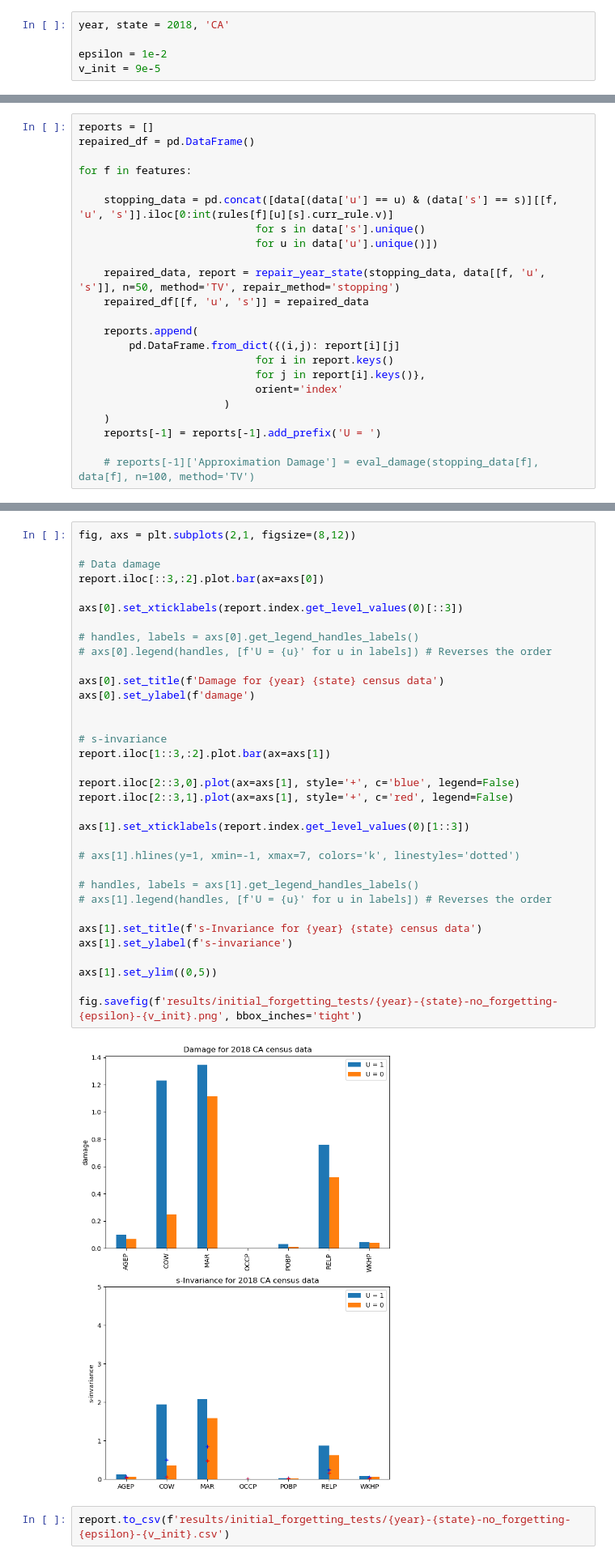
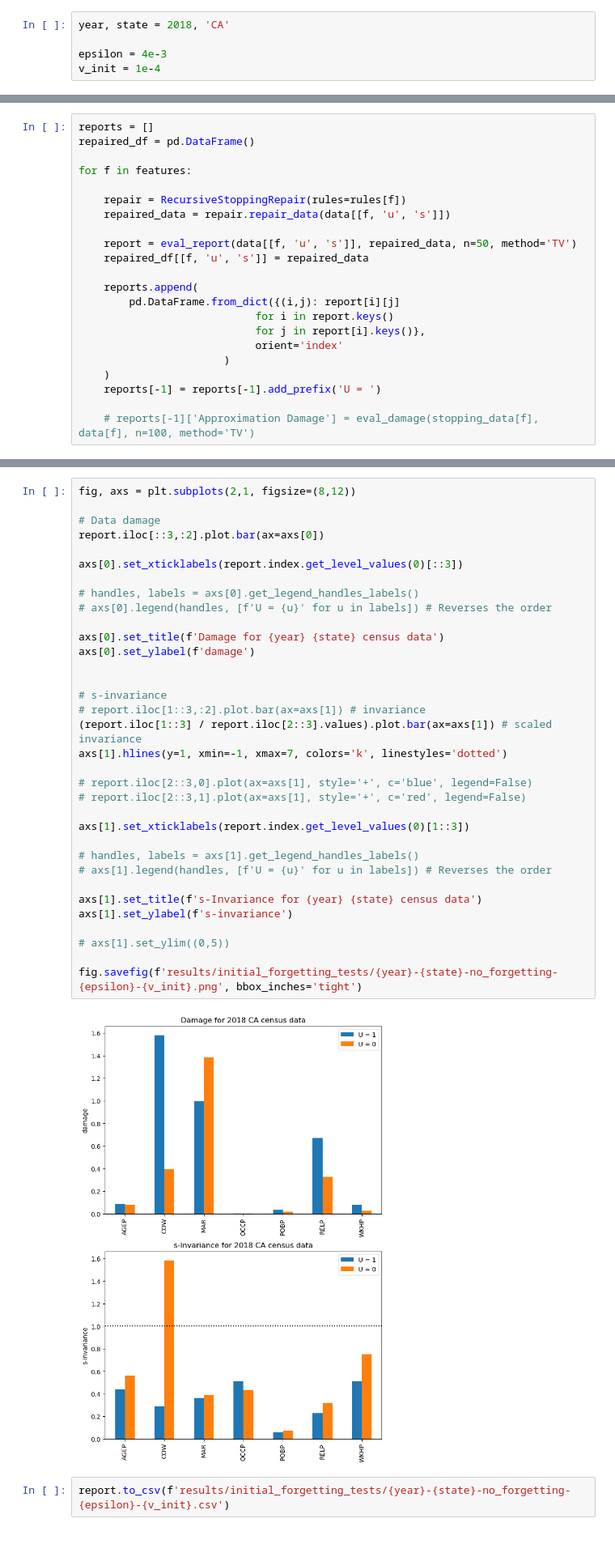
Before and after one commit to Langbridge/Non-IID-OT, a Jupyter notebook: forgetting_repair_test.ipynb, the cells around one changed output, grey strips where cells are left out. Shown at 81% size. Drawn from its saved outputs; the diff is of its cells as text.

Commit message:
updated repair to use vertices directly

```diff
--- a/forgetting_repair_test.ipynb
+++ b/forgetting_repair_test.ipynb
@@ -14,8 +17,8 @@ from pprint import pprint
 # %%
 year, state = 2018, 'CA'
 
-epsilon = 1e-2
-v_init = 9e-5
+epsilon = 4e-3
+v_init = 1e-4
 # %%
 data, labels = load_ACS_income(year, state)
 data = preprocess_ACS_data(data, u='SCHL', u_thresh=16.0, s='RAC1P', s_thresh=1.0).sample(frac=1)
@@ -96,11 +90,10 @@ repaired_df = pd.DataFrame()
 
 for f in features:
 
-    stopping_data = pd.concat([data[(data['u'] == u) & (data['s'] == s)][[f, 'u', 's']].iloc[0:int(rules[f][u][s].curr_rule.v)]
-                            for s in data['s'].unique()
-                            for u in data['u'].unique()])
+    repair = RecursiveStoppingRepair(rules=rules[f])
+    repaired_data = repair.repair_data(data[[f, 'u', 's']])
 
-    repaired_data, report = repair_year_state(stopping_data, data[[f, 'u', 's']], n=50, method='TV', repair_method='stopping')
+    report = eval_report(data[[f, 'u', 's']], repaired_data, n=50, method='TV')
     repaired_df[[f, 'u', 's']] = repaired_data
 
     reports.append(
@@ -137,39 +130,39 @@ report
 # %%
 fig, axs = plt.subplots(2,1, figsize=(8,12))
 
 # Data damage
 report.iloc[::3,:2].plot.bar(ax=axs[0])
 
 axs[0].set_xticklabels(report.index.get_level_values(0)[::3])
 
 # handles, labels = axs[0].get_legend_handles_labels()
 # axs[0].legend(handles, [f'U = {u}' for u in labels]) # Reverses the order
 
 axs[0].set_title(f'Damage for {year} {state} census data')
 axs[0].set_ylabel(f'damage')
 
 
 # s-invariance
-report.iloc[1::3,:2].plot.bar(ax=axs[1])
+# report.iloc[1::3,:2].plot.bar(ax=axs[1]) # invariance
+(report.iloc[1::3] / report.iloc[2::3].values).plot.bar(ax=axs[1]) # scaled invariance
+axs[1].hlines(y=1, xmin=-1, xmax=7, colors='k', linestyles='dotted')
 
-report.iloc[2::3,0].plot(ax=axs[1], style='+', c='blue', legend=False)
-report.iloc[2::3,1].plot(ax=axs[1], style='+', c='red', legend=False)
+# report.iloc[2::3,0].plot(ax=axs[1], style='+', c='blue', legend=False)
+# report.iloc[2::3,1].plot(ax=axs[1], style='+', c='red', legend=False)
 
 axs[1].set_xticklabels(report.index.get_level_values(0)[1::3])
-
-# axs[1].hlines(y=1, xmin=-1, xmax=7, colors='k', linestyles='dotted')
 
 # handles, labels = axs[1].get_legend_handles_labels()
 # axs[1].legend(handles, [f'U = {u}' for u in labels]) # Reverses the order
 
 axs[1].set_title(f's-Invariance for {year} {state} census data')
 axs[1].set_ylabel(f's-invariance')
 
-axs[1].set_ylim((0,5))
+# axs[1].set_ylim((0,5))
 
 fig.savefig(f'results/initial_forgetting_tests/{year}-{state}-no_forgetting-{epsilon}-{v_init}.png', bbox_inches='tight')
 # %% [output]
-[figure, old version]
+[figure, new version]
 # %%
 report.to_csv(f'results/initial_forgetting_tests/{year}-{state}-no_forgetting-{epsilon}-{v_init}.csv')
 # %% [markdown]
```
Also changed, not shown: parts of 6 cells of this notebook, 1 other file.
